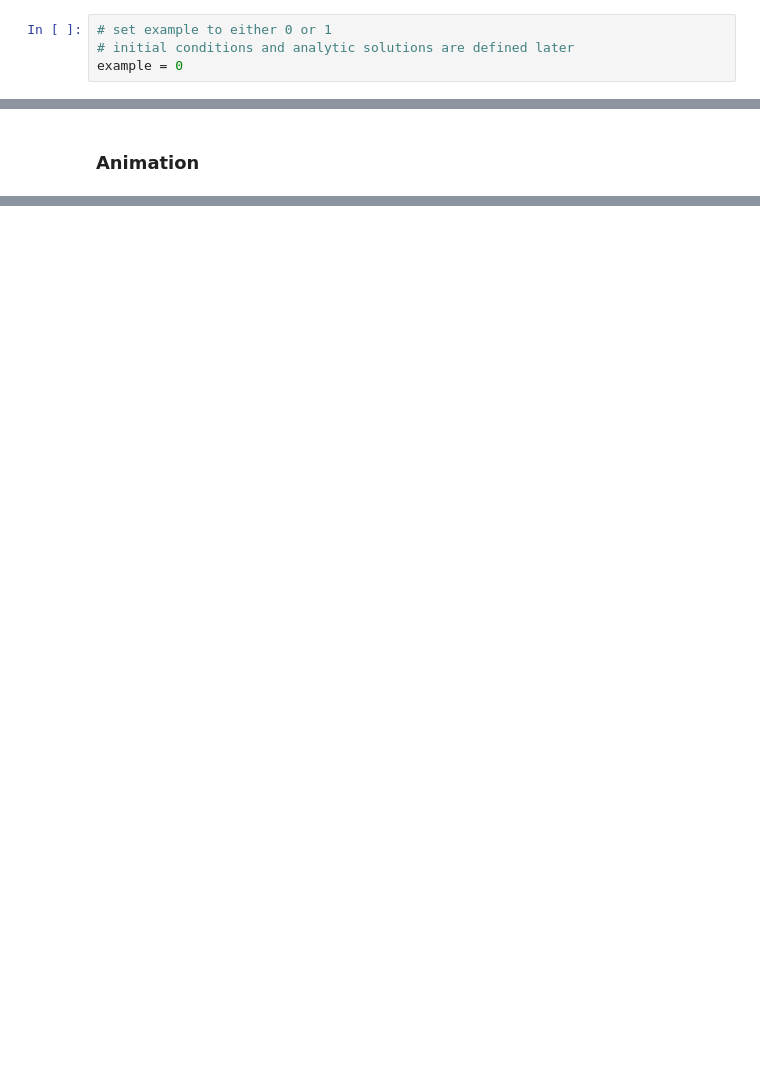
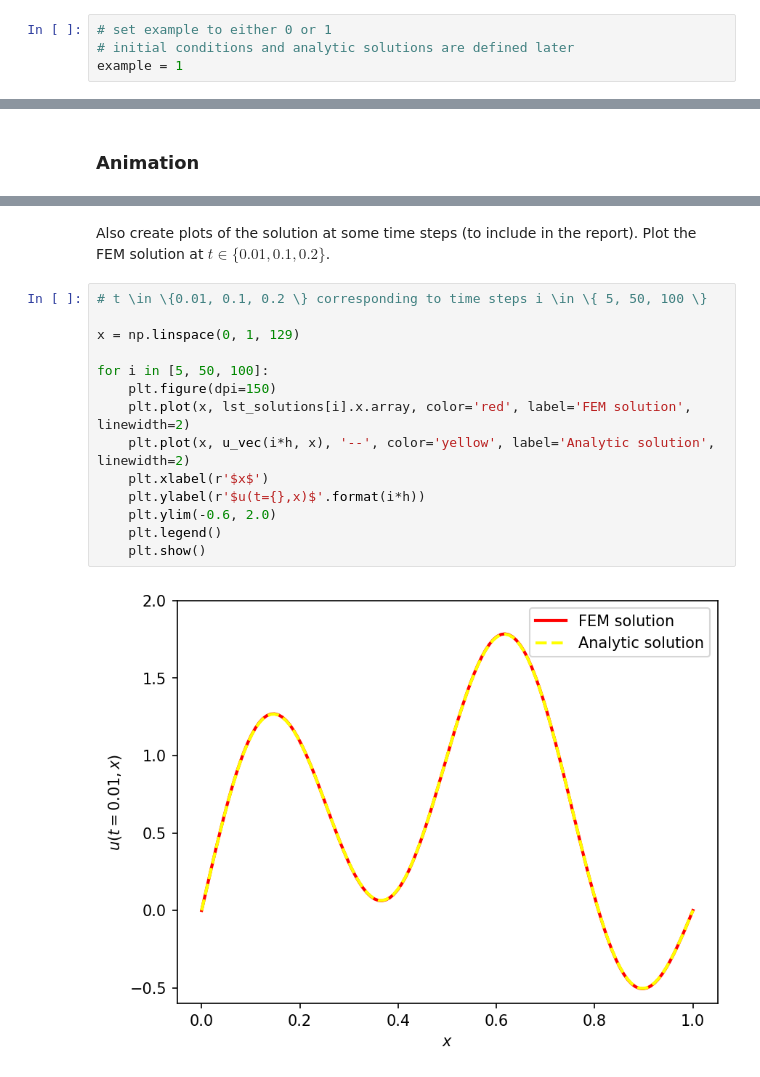
Before and after one commit to thomas-engl/Project-3-Applied-ML, a Jupyter notebook: Code/1d_fem_heat_equation.ipynb, the cells around one changed output, grey strips where cells are left out. Drawn from its saved outputs; the diff is of its cells as text; blank space fills up the shorter version.

```diff
--- a/Code/1d_fem_heat_equation.ipynb
+++ b/Code/1d_fem_heat_equation.ipynb
@@ -50,7 +50,7 @@ $$
 # %%
 # set example to either 0 or 1
 # initial conditions and analytic solutions are defined later
-example = 0
+example = 1
 # %%
 ### copied this block from the dolfinx tutorial
 
@@ -347,0 +348,19 @@ plt.show()
+# %% [markdown]
+Also create plots of the solution at some time steps (to include in the report).
+Plot the FEM solution at $t \in \{ 0.01, 0.1, 0.2 \}$.
+# %%
+# t \in \{0.01, 0.1, 0.2 \} corresponding to time steps i \in \{ 5, 50, 100 \}
+
+x = np.linspace(0, 1, 129)
+
+for i in [5, 50, 100]:
+    plt.figure(dpi=150)
+    plt.plot(x, lst_solutions[i].x.array, color='red', label='FEM solution', linewidth=2)
+    plt.plot(x, u_vec(i*h, x), '--', color='yellow', label='Analytic solution', linewidth=2)
+    plt.xlabel(r'$x$')
+    plt.ylabel(r'$u(t={},x)$'.format(i*h))
+    plt.ylim(-0.6, 2.0)
+    plt.legend()
+    plt.show()
+# %% [output]
+[figure, added]
```
Also changed, not shown: parts of 7 cells of this notebook.
